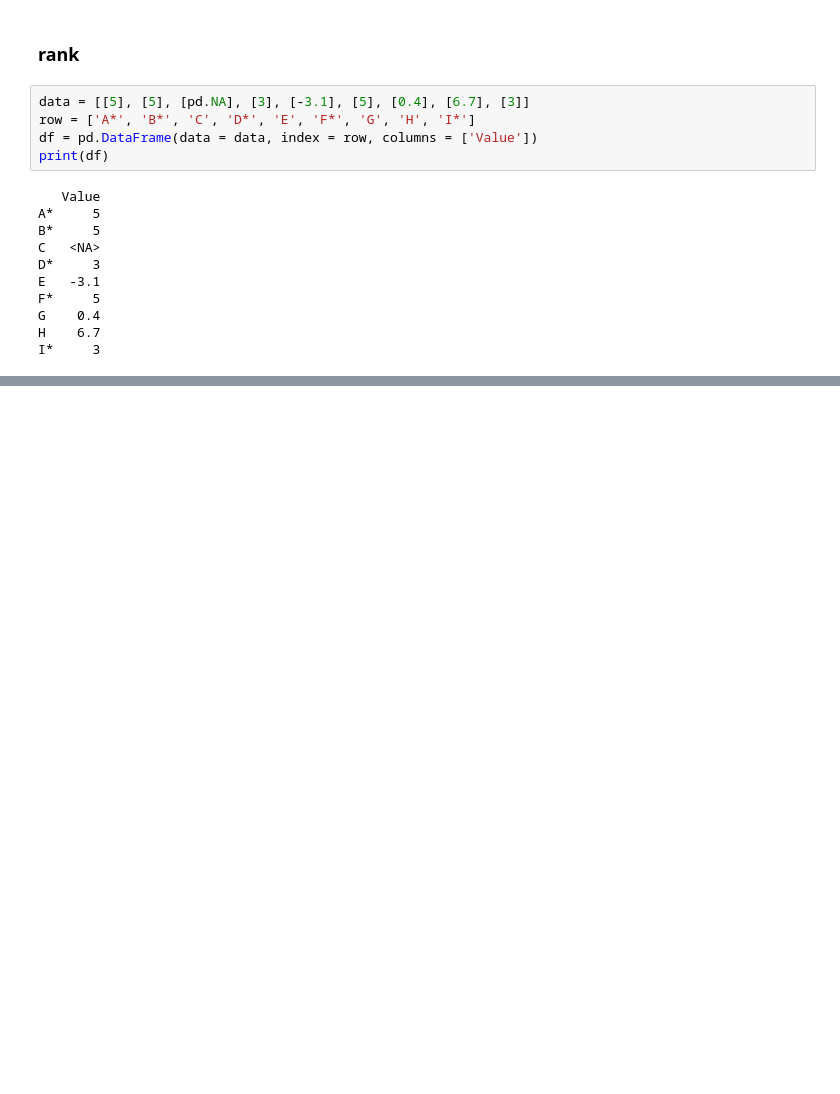
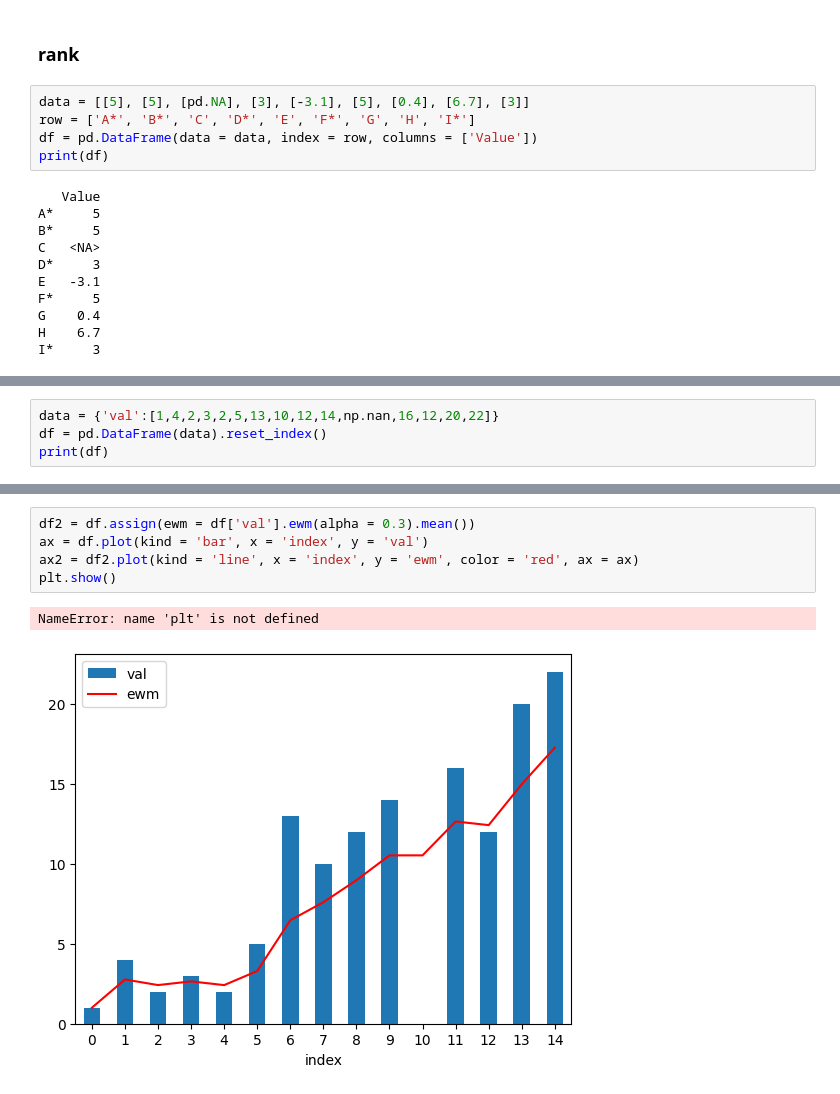
Before and after one commit to aprilgozib/Titanic-Survival-Prediction, a Jupyter notebook: pandas.ipynb, the cells around one changed output, grey strips where cells are left out. Drawn from its saved outputs; the diff is of its cells as text; blank space fills up the shorter version.

```diff
--- a/pandas.ipynb
+++ b/pandas.ipynb
@@ -596,0 +1008,4 @@ df['dense'] = df['Val
+# %%
+data = {'val':[1,4,2,3,2,5,13,10,12,14,np.nan,16,12,20,22]}
+df = pd.DataFrame(data).reset_index()
+print(df)
@@ -596,0 +1029,8 @@ df['dense'] = df['Val
+# %%
+df2 = df.assign(ewm = df['val'].ewm(alpha = 0.3).mean())
+ax = df.plot(kind = 'bar', x = 'index', y = 'val')
+ax2 = df2.plot(kind = 'line', x = 'index', y = 'ewm', color = 'red', ax = ax)
+plt.show()
+# %% [output]
+NameError: name 'plt' is not defined
+[figure, added]
```
Also changed, not shown: parts of 48 cells of this notebook.
